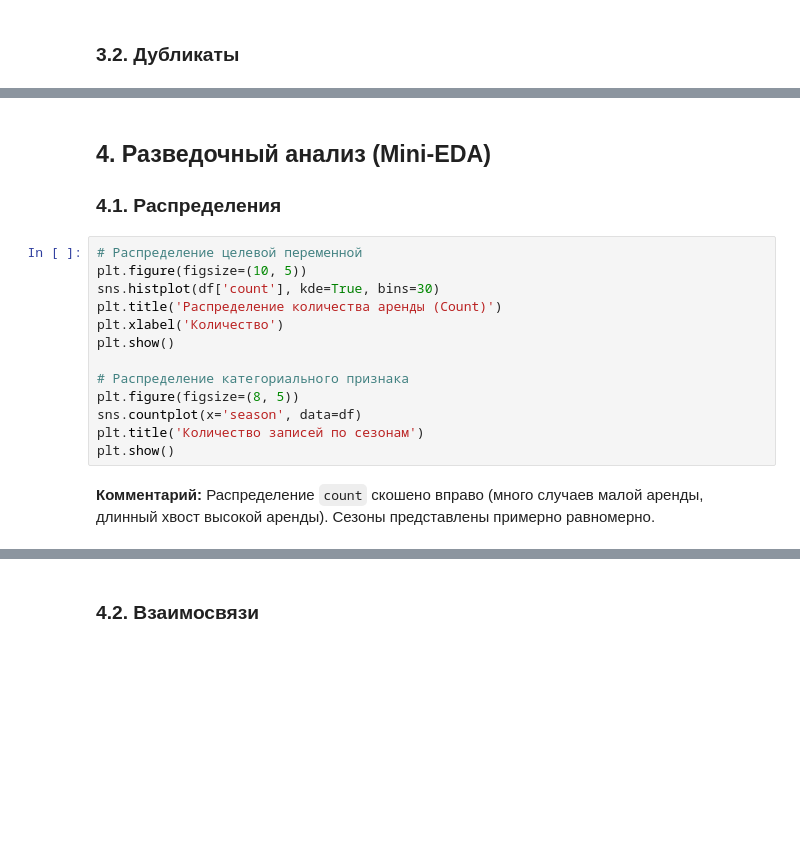
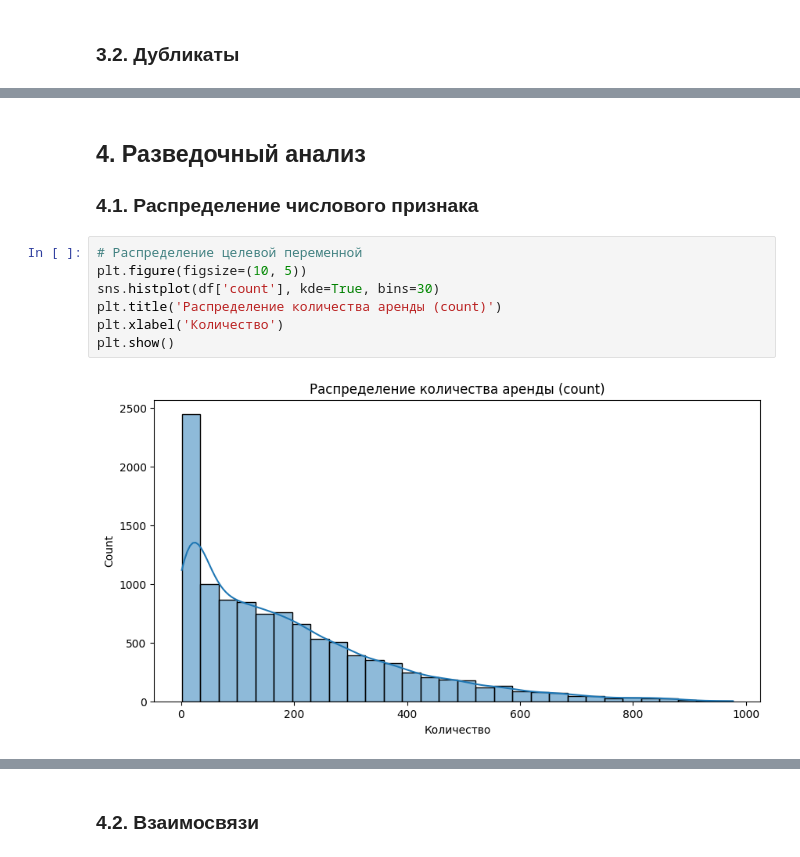
Before and after one commit to hypocr111te/DataAnalysis_Lab1, a Jupyter notebook: notebooks/01_data_understanding.ipynb, the cells around one changed output, grey strips where cells are left out. Saved outputs shown, nothing was run; the diff lists cells and outputs as text; blank space fills up the shorter version.

```diff
--- a/notebooks/01_data_understanding.ipynb
+++ b/notebooks/01_data_understanding.ipynb
@@ -115,19 +169,13 @@ plt.show()
 # %% [markdown]
-## 4. Разведочный анализ (Mini-EDA)
+## 4. Разведочный анализ
 
-### 4.1. Распределения
+### 4.1. Распределение числового признака
 # %%
 # Распределение целевой переменной
 plt.figure(figsize=(10, 5))
 sns.histplot(df['count'], kde=True, bins=30)
-plt.title('Распределение количества аренды (Count)')
+plt.title('Распределение количества аренды (count)')
 plt.xlabel('Количество')
 plt.show()
-
-# Распределение категориального признака
-plt.figure(figsize=(8, 5))
-sns.countplot(x='season', data=df)
-plt.title('Количество записей по сезонам')
-plt.show()
+# %% [output]
+[figure, added]
-# %% [markdown]
-**Комментарий:** Распределение `count` скошено вправо (много случаев малой аренды, длинный хвост высокой аренды). Сезоны представлены примерно равномерно.
```
Also changed, not shown: parts of 28 cells of this notebook.
